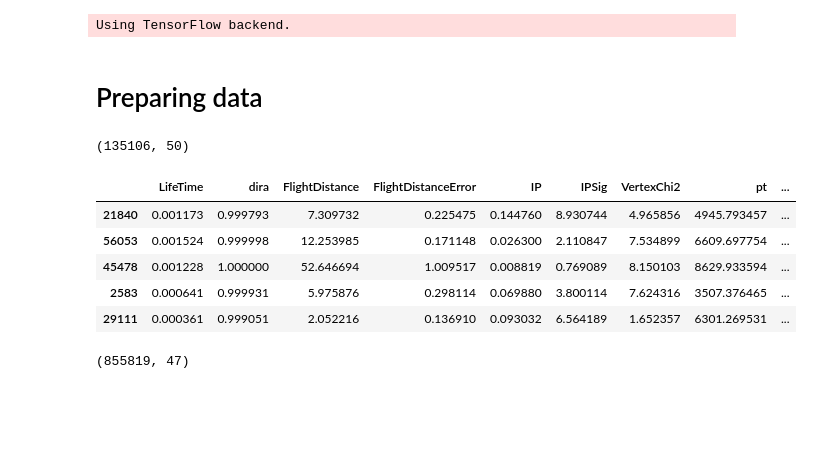
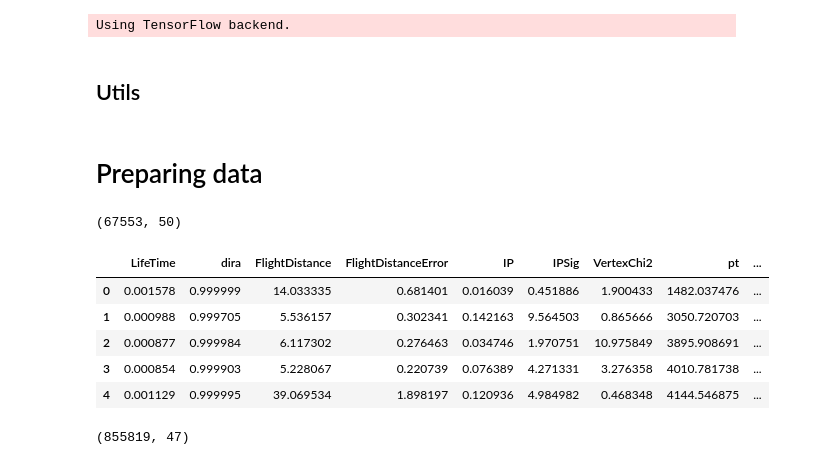
Before and after one commit to HolyBayes/Cross-domain-adaptation-on-HEP-HSE-course-work-, a Jupyter notebook: notebooks/Keras.ipynb, the cells around one changed output. Drawn from its saved outputs; the diff is of its cells as text; code cells hidden in the pictures; blank space fills up the shorter version.

```diff
--- a/notebooks/Keras.ipynb
+++ b/notebooks/Keras.ipynb
@@ -25,3 +26,5 @@ pd.set_option('display.max_columns', 100)
 %matplotlib inline
 # %% [output]
 Using TensorFlow backend.
+# %% [markdown]
+## Utils
@@ -29,18 +51,17 @@ Using TensorFlow backend.
 # Preparing data
 # %%
 label_prediction = pd.read_csv('../datasets/training.csv.zip').drop('id', 1)
-label_prediction = pd.concat([label_prediction, label_prediction]).sample(frac=1., random_state=SEED)
 features = label_prediction.drop(['signal', 'mass', 'min_ANNmuon', 'production'], 1).columns
 print label_prediction.shape
 label_prediction.head()
 # %% [output]
-(135106, 50)
+(67553, 50)
 |  | LifeTime | dira | FlightDistance | FlightDistanceError | IP | IPSig | VertexChi2 | pt | ... |
-| 21840 | 0.001173 | 0.999793 | 7.309732 | 0.225475 | 0.144760 | 8.930744 | 4.965856 | 4945.793457 | ... |
-| 56053 | 0.001524 | 0.999998 | 12.253985 | 0.171148 | 0.026300 | 2.110847 | 7.534899 | 6609.697754 | ... |
-| 45478 | 0.001228 | 1.000000 | 52.646694 | 1.009517 | 0.008819 | 0.769089 | 8.150103 | 8629.933594 | ... |
-| 2583 | 0.000641 | 0.999931 | 5.975876 | 0.298114 | 0.069880 | 3.800114 | 7.624316 | 3507.376465 | ... |
-| 29111 | 0.000361 | 0.999051 | 2.052216 | 0.136910 | 0.093032 | 6.564189 | 1.652357 | 6301.269531 | ... |
+| 0 | 0.001578 | 0.999999 | 14.033335 | 0.681401 | 0.016039 | 0.451886 | 1.900433 | 1482.037476 | ... |
+| 1 | 0.000988 | 0.999705 | 5.536157 | 0.302341 | 0.142163 | 9.564503 | 0.865666 | 3050.720703 | ... |
+| 2 | 0.000877 | 0.999984 | 6.117302 | 0.276463 | 0.034746 | 1.970751 | 10.975849 | 3895.908691 | ... |
+| 3 | 0.000854 | 0.999903 | 5.228067 | 0.220739 | 0.076389 | 4.271331 | 3.276358 | 4010.781738 | ... |
+| 4 | 0.001129 | 0.999995 | 39.069534 | 1.898197 | 0.120936 | 4.984982 | 0.468348 | 4144.546875 | ... |
 # %%
 test = pd.read_csv('../datasets/test.csv.zip')
 print test.shape
```
Also changed, not shown: parts of 19 cells of this notebook, 4 other files.
